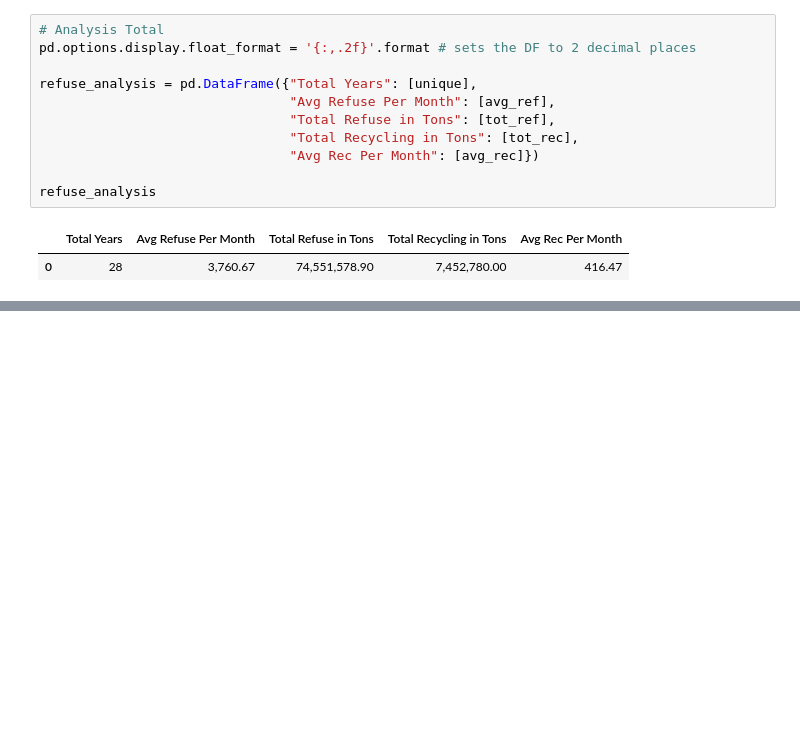
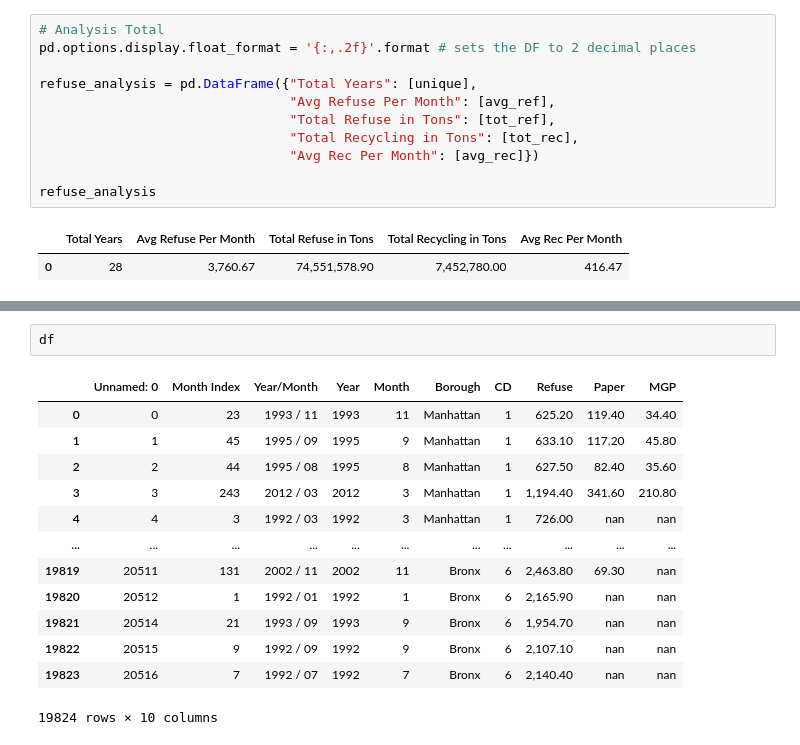
Before and after one commit to tedi529/New-York-Waste, a Jupyter notebook: Untitled.ipynb, the cells around one changed output, grey strips where cells are left out. Cells and saved outputs as stored; diff of their text form; blank space fills up the shorter version.

```diff
--- a/Untitled.ipynb
+++ b/Untitled.ipynb
@@ -108,0 +91,16 @@ TypeError: 'int' object is not subscriptable
+# %%
+df
+# %% [output]
+|  | Unnamed: 0 | Month Index | Year/Month | Year | Month | Borough | CD | Refuse | Paper | MGP |
+| 0 | 0 | 23 | 1993 / 11 | 1993 | 11 | Manhattan | 1 | 625.20 | 119.40 | 34.40 |
+| 1 | 1 | 45 | 1995 / 09 | 1995 | 9 | Manhattan | 1 | 633.10 | 117.20 | 45.80 |
+| 2 | 2 | 44 | 1995 / 08 | 1995 | 8 | Manhattan | 1 | 627.50 | 82.40 | 35.60 |
+| 3 | 3 | 243 | 2012 / 03 | 2012 | 3 | Manhattan | 1 | 1,194.40 | 341.60 | 210.80 |
+| 4 | 4 | 3 | 1992 / 03 | 1992 | 3 | Manhattan | 1 | 726.00 | nan | nan |
+| ... | ... | ... | ... | ... | ... | ... | ... | ... | ... | ... |
+| 19819 | 20511 | 131 | 2002 / 11 | 2002 | 11 | Bronx | 6 | 2,463.80 | 69.30 | nan |
+| 19820 | 20512 | 1 | 1992 / 01 | 1992 | 1 | Bronx | 6 | 2,165.90 | nan | nan |
+| 19821 | 20514 | 21 | 1993 / 09 | 1993 | 9 | Bronx | 6 | 1,954.70 | nan | nan |
+| 19822 | 20515 | 9 | 1992 / 09 | 1992 | 9 | Bronx | 6 | 2,107.10 | nan | nan |
+| 19823 | 20516 | 7 | 1992 / 07 | 1992 | 7 | Bronx | 6 | 2,140.40 | nan | nan |
+19824 rows × 10 columns
```
Also changed, not shown: parts of 3 cells of this notebook, 1 other file.
